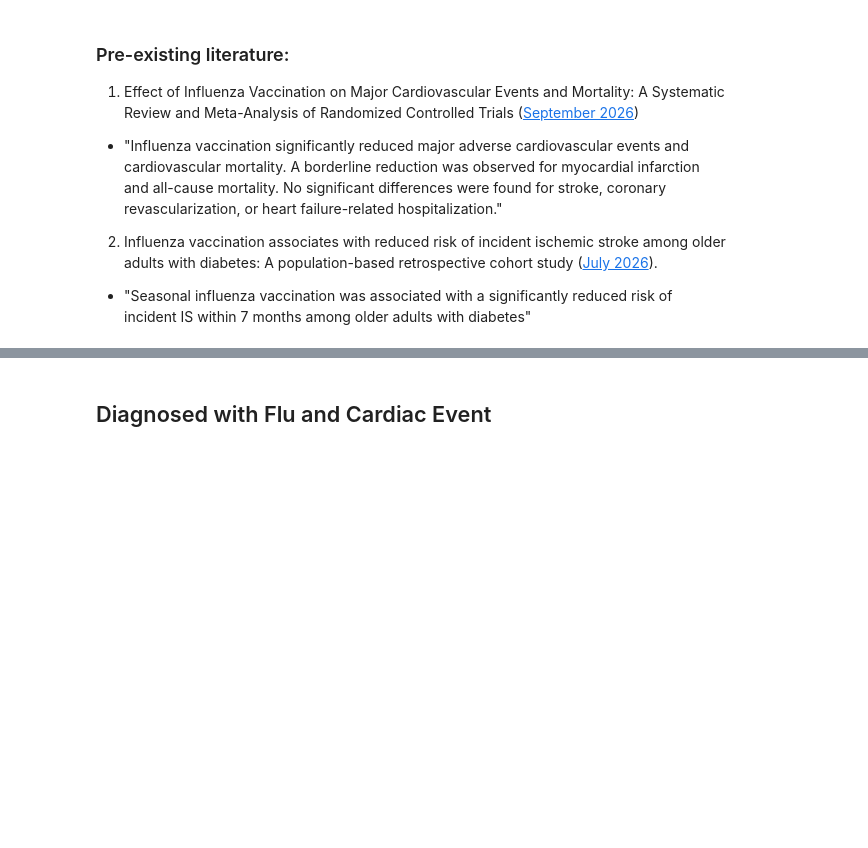
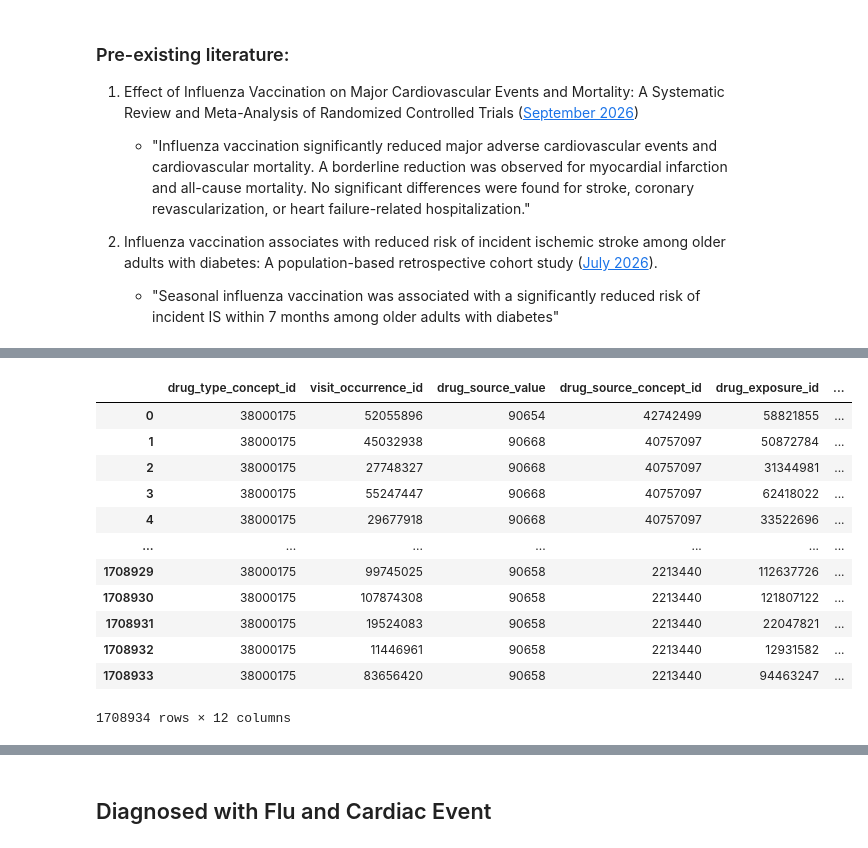
Before and after one commit to hjombach/synthetic_omop_analysis, a Jupyter notebook: eda.ipynb, the cells around one changed output, grey strips where cells are left out. Cells and saved outputs as stored; diff of their text form; code cells hidden in the pictures; blank space fills up the shorter version.

```diff
--- a/eda.ipynb
+++ b/eda.ipynb
@@ -33,4 +65,5 @@ from google.colab.sql import bigquery as bq
 # %%
+## define codes manually
 cardiac_concept_codes = {
     'cerebro_accident': '230690007',
     'myocardial_infarction': '22298006'
@@ -45,9 +78,11 @@ flu_concept_codes = {
     'pandemic_flu' : "719865001",
     'flu_c' : "81524006"
                     }
+
+vaccine_concept_codes = {
+    'flu_vaccine_1': "C178427",
+    'flu_vaccine_2': '86198006'
+                         }
-# %%
-vaccine_concept_codes = {'flu_vaccine': "C178427",
-                 'placeholder': '-1'}
 # %%
 def cleanup_empty_columns(df: pd.DataFrame, column_list: list = []) -> pd.DataFrame:
   """
@@ -156,0 +284,2 @@ Number of unique people: 0
+# %%
+flu_vaccine_df = get_drug_treatments(vaccine_concept_codes)
@@ -156,0 +305,23 @@ Number of unique people: 0
+# %%
+flu_vaccine_df = flu_vaccine_df.dropna(axis=1)
+# %%
+## calculate length of drug - exposure. Curious why not single day
+flu_vaccine_df['vaccine_exposure_length'] = flu_vaccine_df['drug_exposure_end_date'] - flu_vaccine_df['drug_exposure_start_date']
+
+flu_vaccine_df['vaccine_exposure_length_int'] = pd.to_timedelta(flu_vaccine_df['vaccine_exposure_length']).dt.days
+
+flu_vaccine_df
+# %% [output]
+|  | drug_type_concept_id | visit_occurrence_id | drug_source_value | drug_source_concept_id | drug_exposure_id | ... |
+| 0 | 38000175 | 52055896 | 90654 | 42742499 | 58821855 | ... |
+| 1 | 38000175 | 45032938 | 90668 | 40757097 | 50872784 | ... |
+| 2 | 38000175 | 27748327 | 90668 | 40757097 | 31344981 | ... |
+| 3 | 38000175 | 55247447 | 90668 | 40757097 | 62418022 | ... |
+| 4 | 38000175 | 29677918 | 90668 | 40757097 | 33522696 | ... |
+| ... | ... | ... | ... | ... | ... | ... |
+| 1708929 | 38000175 | 99745025 | 90658 | 2213440 | 112637726 | ... |
+| 1708930 | 38000175 | 107874308 | 90658 | 2213440 | 121807122 | ... |
+| 1708931 | 38000175 | 19524083 | 90658 | 2213440 | 22047821 | ... |
+| 1708932 | 38000175 | 11446961 | 90658 | 2213440 | 12931582 | ... |
+| 1708933 | 38000175 | 83656420 | 90658 | 2213440 | 94463247 | ... |
+1708934 rows × 12 columns
```
Also changed, not shown: parts of 77 cells of this notebook, 7 other files.
